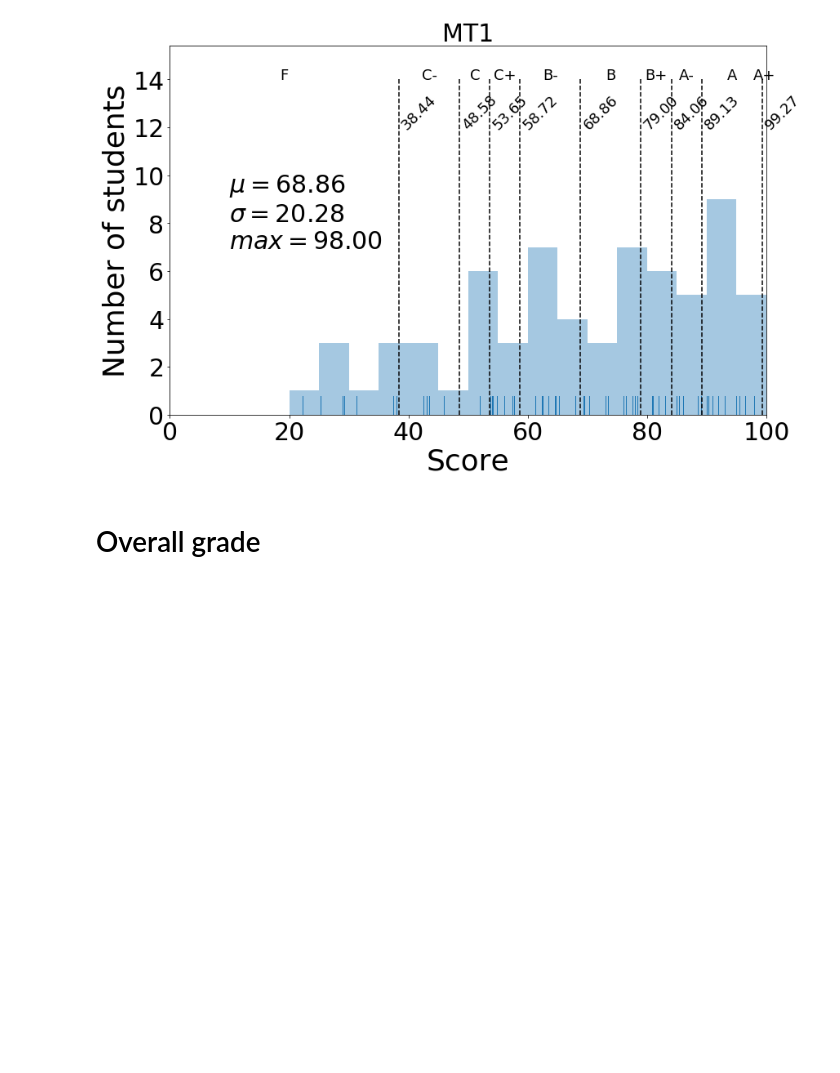
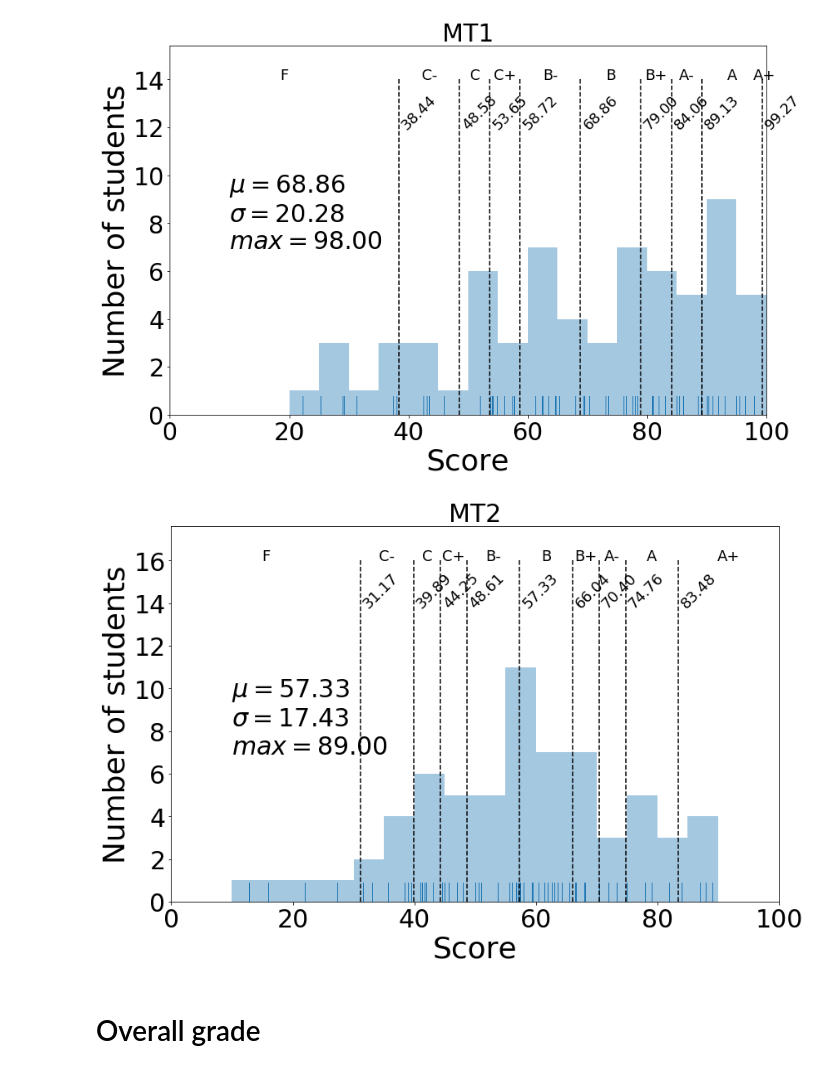
Before and after one commit to materialsvirtuallab/nano106, a Jupyter notebook: grades/NANO106_Grades_Spring2018.ipynb, the cells around one changed output. Cells and saved outputs as stored; diff of their text form; code cells hidden in the pictures; blank space fills up the shorter version.

```diff
--- a/grades/NANO106_Grades_Spring2018.ipynb
+++ b/grades/NANO106_Grades_Spring2018.ipynb
@@ -168,7 +168,9 @@ cutoffs = bar_plot(d, "MT1", annotate=True)
 # %% [output]
 [figure]
 # %%
-#cutoffs = bar_plot(d, "MT2", annotate=True)
+cutoffs = bar_plot(d, "MT2", annotate=True)
+# %% [output]
+[figure, added]
 # %%
 #cutoffs = bar_plot(d, "Final", annotate=True)
 # %% [markdown]
```
Also changed, not shown: parts of 3 cells of this notebook.
